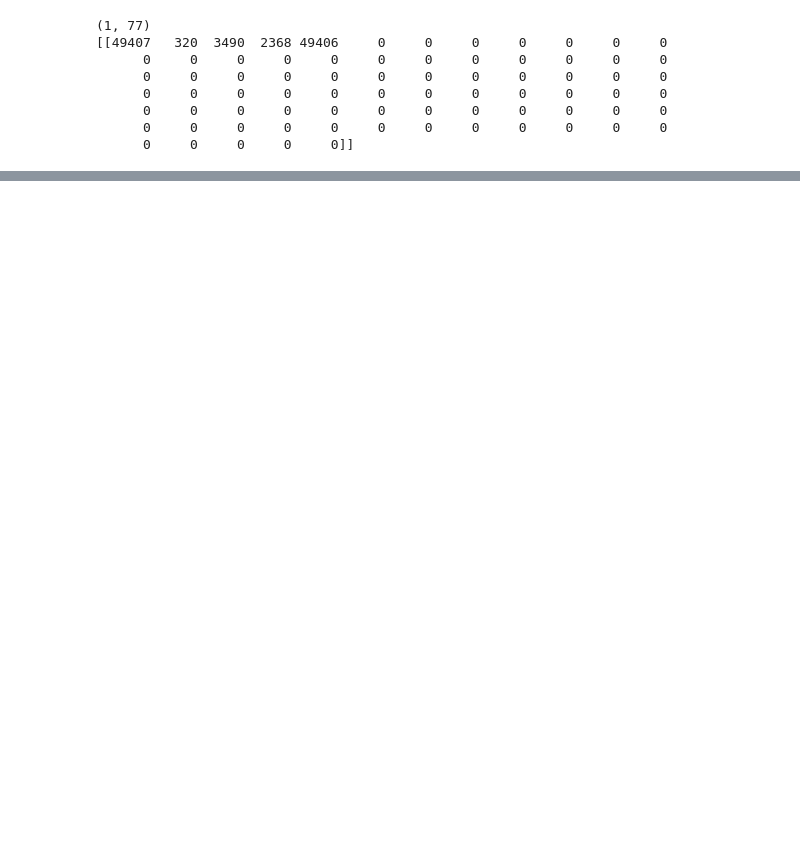
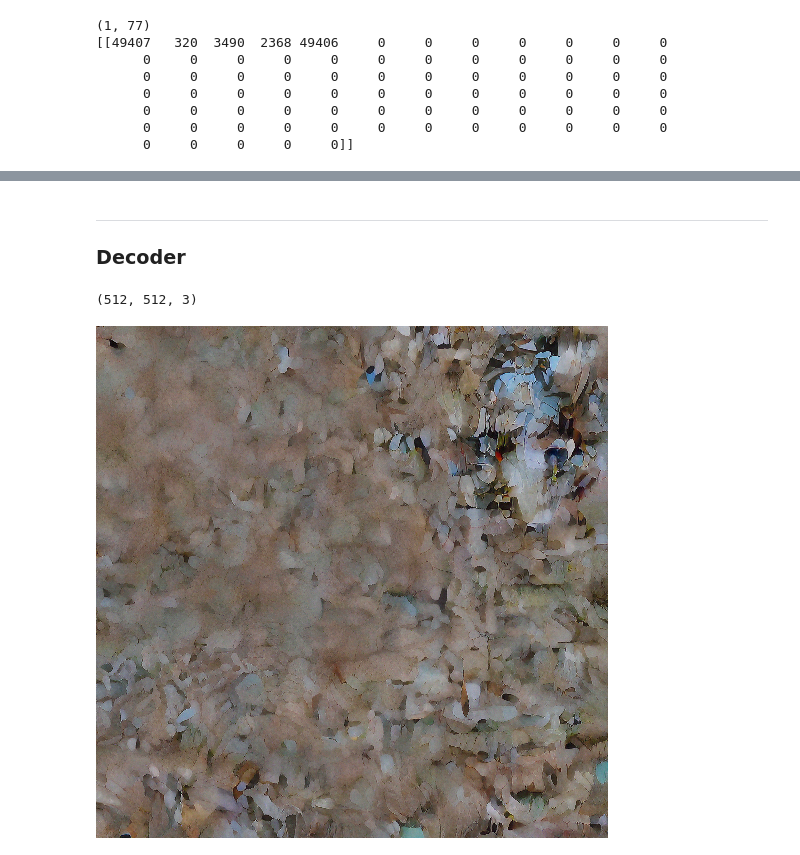
Before and after one commit to seungha164/ONNX-Models, a Jupyter notebook: projects/stabel_diffusion/code_cuda/99_combine.ipynb, the cells around one changed output, grey strips where cells are left out. Saved outputs shown, nothing was run; the diff lists cells and outputs as text; code cells hidden in the pictures; blank space fills up the shorter version.

```diff
--- a/projects/stabel_diffusion/code_cuda/99_combine.ipynb
+++ b/projects/stabel_diffusion/code_cuda/99_combine.ipynb
@@ -44,0 +79,9 @@ ort_output = sessionTextEncoder.run(None, {
+# %%
+timesteps = [
+    981, 961, 961, 941, 921, 901, 881, 861, 841, 821, 801, 781, 761,
+    741, 721, 701, 681, 661, 641, 621, 601, 581, 561, 541, 521, 501,
+    481, 461, 441, 421, 401, 381, 361, 341, 321, 301, 281, 261, 241,
+    221, 201, 181, 161, 141, 121, 101,  81,  61,  41,  21,   1
+]
+latents0 = torch.randn([1,4,64,64], dtype= dtype, device = device)
+extra_step_kwargs = {}
@@ -44,0 +153,3 @@ ort_output = sessionTextEncoder.run(None, {
+# %%
+from diffusers import DiffusionPipeline
+pipeline = DiffusionPipeline.from_pretrained("runwayml/stable-diffusion-v1-5", torch_dtype=torch.float32).to(device)
@@ -44,0 +249,32 @@ ort_output = sessionTextEncoder.run(None, {
+# %% [markdown]
+---
+### Decoder
+# %%
+from PIL import Image
+def numpy_to_pil(images):
+    """
+    Convert a numpy image or a batch of images to a PIL image.
+    """
+    if images.ndim == 3:
+        images = images[None, ...]
+    images = (images * 255).round().astype("uint8")
+    if images.shape[-1] == 1:
+        # special case for grayscale (single channel) images
+        pil_images = [Image.fromarray(image.squeeze(), mode="L") for image in images]
+    else:
+        pil_images = [Image.fromarray(image) for image in images]
+
+    return pil_images
+# %%
+output = sessDecoder.run(None, {
+    'input': latents#.detach().numpy()
+})[0]
+# %%
+output[0].shape
+# %% [output]
+(512, 512, 3)
+# %%
+img = numpy_to_pil(output[0])
+img[0].show()
+# %% [output]
+[figure, added]
```
Also changed, not shown: parts of 18 cells of this notebook, 17 other files.
